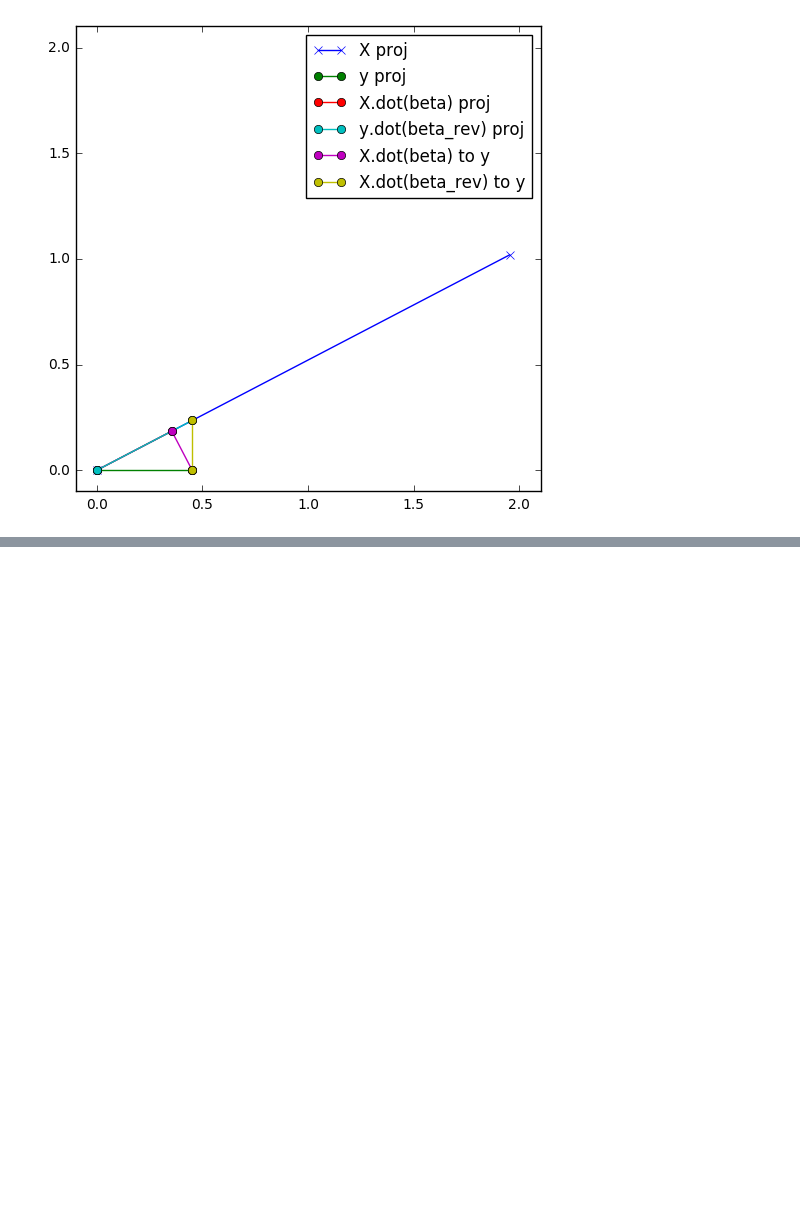
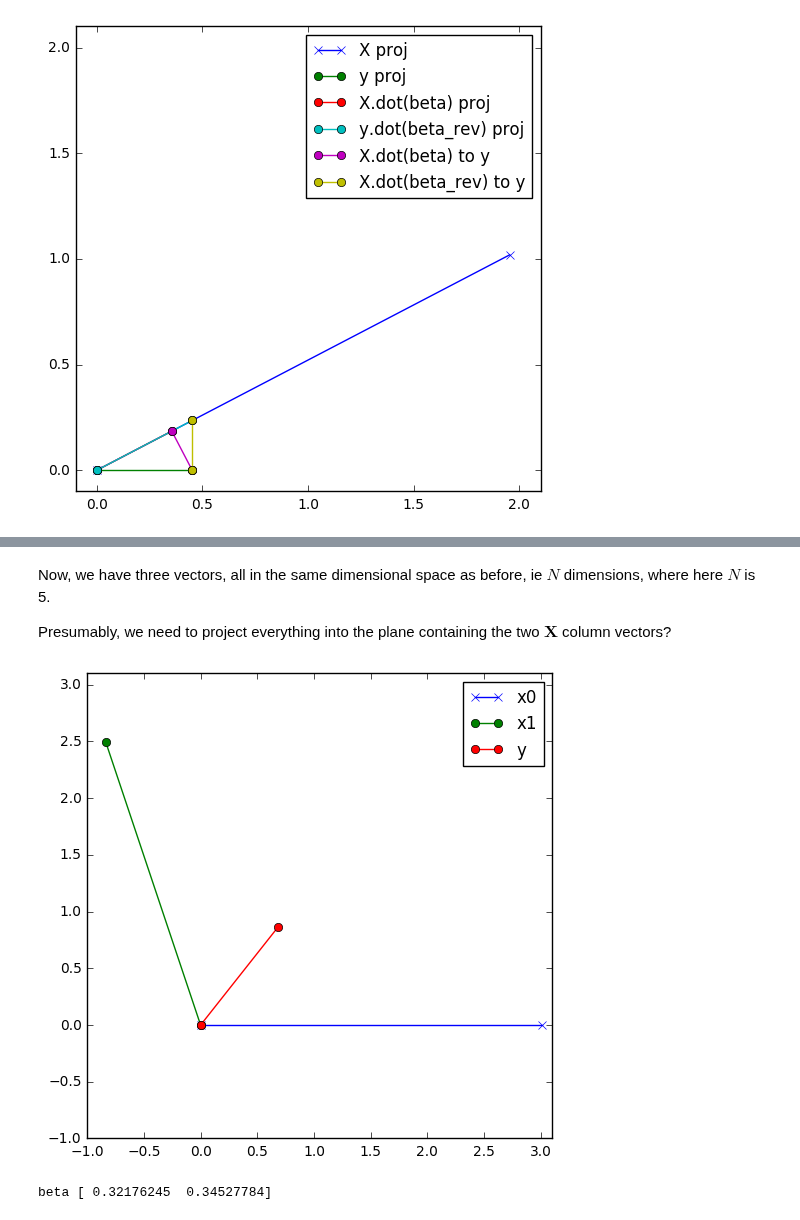
Before and after one commit to hughperkins/selfstudy-IBP, a Jupyter notebook: maths/wiki_linearleastsquares.ipynb, the cells around one changed output, grey strips where cells are left out. Drawn from its saved outputs; the diff is of its cells as text; code cells hidden in the pictures; blank space fills up the shorter version.

```diff
--- a/maths/wiki_linearleastsquares.ipynb
+++ b/maths/wiki_linearleastsquares.ipynb
@@ -604,0 +631,45 @@ plt.show()
+# %% [markdown]
+Now, we have three vectors, all in the same dimensional space as before, ie $N$ dimensions, where here $N$ is 5.
+
+Presumably, we need to project everything into the plane containing the two $\mathbf{X}$ column vectors?
+# %%
+# lets use one of the x vectors as one basis vector, and then use the projection formula,
+# using th eother x vector, to find the basis vector
+
+x0 = X[:, 0]
+x1 = X[:, 1]
+
+b0 = x0 / np.linalg.norm(x0)
+x1_proj_b0 = x1.dot(b0) * b0
+b1_unnorm = x1 - x1_proj_b0
+b1 = b1_unnorm / np.linalg.norm(b1_unnorm)
+
+def proj_ortho_basis(v, b0, b1):
+    v = v.reshape(-1)
+    b0 = b0.reshape(-1)
+    b1 = b1.reshape(-1)
+    x = v.dot(b0)
+    y = v.dot(b1)
+    proj = np.array([x, y], dtype=np.float32)
+    return proj
+
+x0_proj_basis = proj_ortho_basis(x0, b0, b1)
+x1_proj_basis = proj_ortho_basis(x1, b0, b1)
+y_proj_basis = proj_ortho_basis(y, b0, b1)
+
+plt.figure(figsize=(6, 6))
+mylib.plot_vector(x0_proj_basis, formatstr='-x', label='x0')
+mylib.plot_vector(x1_proj_basis, formatstr='-o', label='x1')
+mylib.plot_vector(y_proj_basis, formatstr='-o', label='y')
+plt.xlim(-1, 3.1)
+plt.ylim(-1, 3.1)
+plt.legend()
+plt.show()
+# %% [output]
+[figure, added]
+# %%
+# using the formula:
+beta = np.linalg.inv(X.T.dot(X)).dot(X.T.dot(y))
+print('beta', beta)
+# %% [output]
+beta [ 0.32176245  0.34527784]
```
Also changed, not shown: parts of 6 cells of this notebook.
